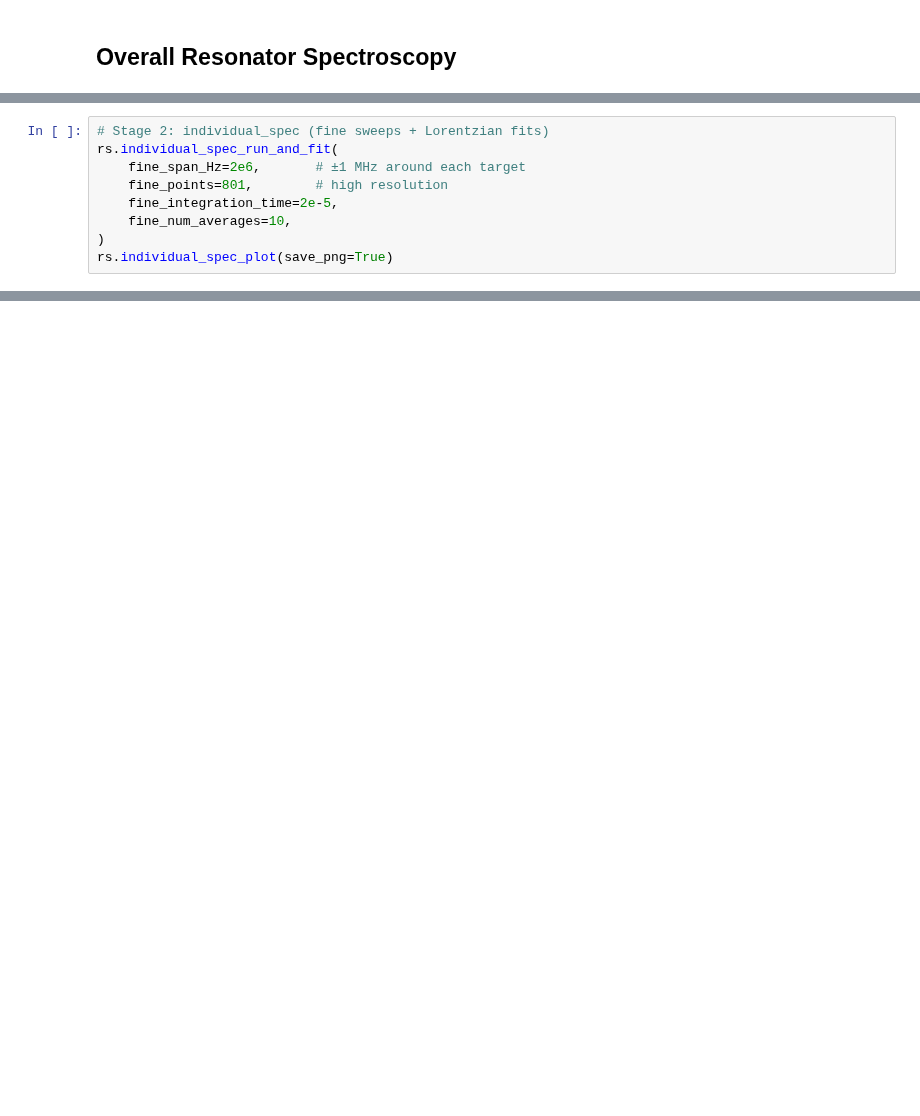
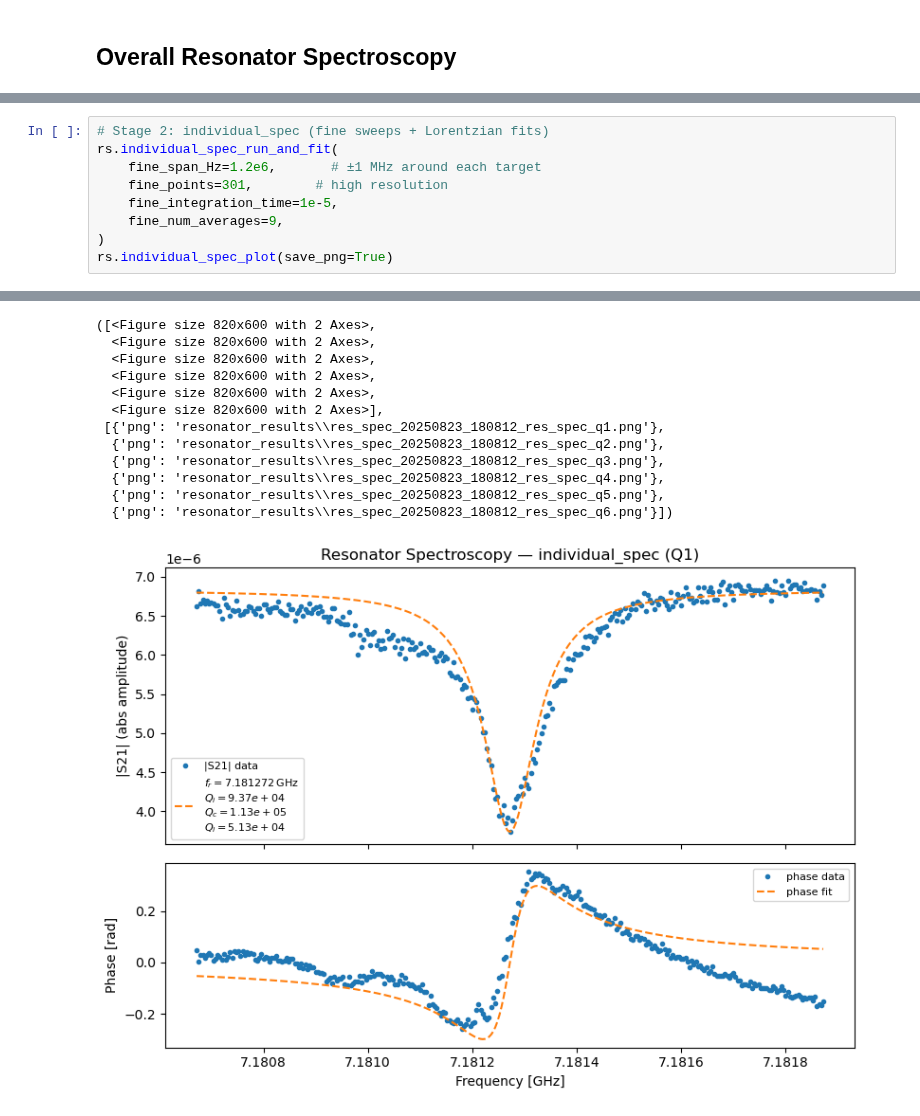
Before and after one commit to YiiiiZ/Measurement, a Jupyter notebook: resonator.ipynb, the cells around one changed output, grey strips where cells are left out. Cells and saved outputs as stored; diff of their text form; blank space fills up the shorter version.

```diff
--- a/resonator.ipynb
+++ b/resonator.ipynb
@@ -663,10 +656,10 @@ rs.overall_spec_plot(save_png=True)
 # %%
 # Stage 2: individual_spec (fine sweeps + Lorentzian fits)
 rs.individual_spec_run_and_fit(
-    fine_span_Hz=2e6,       # ±1 MHz around each target
-    fine_points=801,        # high resolution
-    fine_integration_time=2e-5,
-    fine_num_averages=10,
+    fine_span_Hz=1.2e6,       # ±1 MHz around each target
+    fine_points=301,        # high resolution
+    fine_integration_time=1e-5,
+    fine_num_averages=9,
 )
 rs.individual_spec_plot(save_png=True)
 # %% [output]
@@ -689,0 +683,13 @@ rs.individual_spec_plot(save_png=True)
+([<Figure size 820x600 with 2 Axes>,
+  <Figure size 820x600 with 2 Axes>,
+  <Figure size 820x600 with 2 Axes>,
+  <Figure size 820x600 with 2 Axes>,
+  <Figure size 820x600 with 2 Axes>,
+  <Figure size 820x600 with 2 Axes>],
+ [{'png': 'resonator_results\\res_spec_20250823_180812_res_spec_q1.png'},
+  {'png': 'resonator_results\\res_spec_20250823_180812_res_spec_q2.png'},
+  {'png': 'resonator_results\\res_spec_20250823_180812_res_spec_q3.png'},
+  {'png': 'resonator_results\\res_spec_20250823_180812_res_spec_q4.png'},
+  {'png': 'resonator_results\\res_spec_20250823_180812_res_spec_q5.png'},
+  {'png': 'resonator_results\\res_spec_20250823_180812_res_spec_q6.png'}])
+[figure, added]
```
Also changed, not shown: parts of 7 cells of this notebook, 19 other files.
